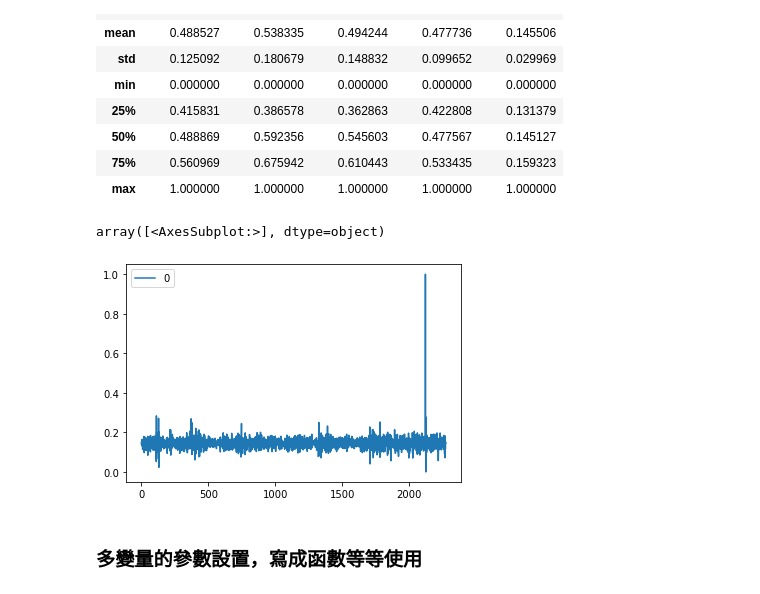
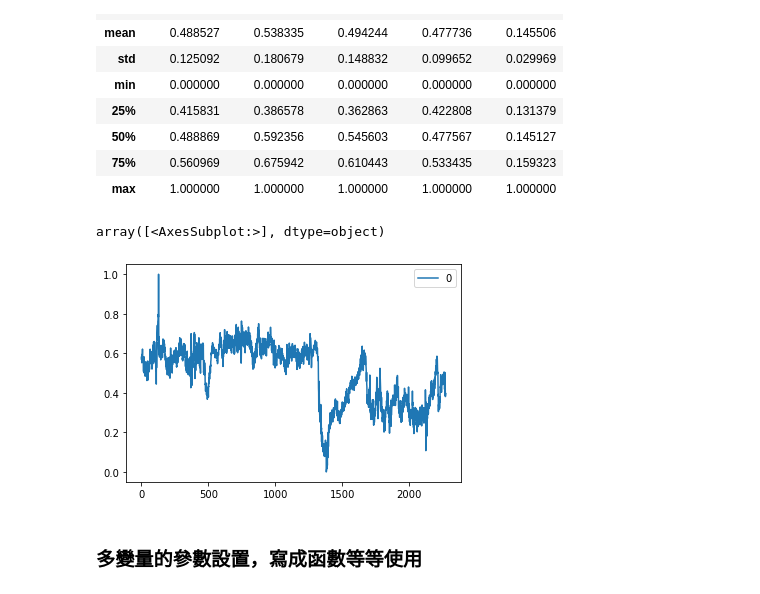
Before and after one commit to theandyhuang/pipe_3_RNN_LSTM_prediction, a Jupyter notebook: pipe_3_RNN_LSTM_prediction.ipynb, the cells around one changed output. Drawn from its saved outputs; the diff is of its cells as text; code cells hidden in the pictures.

```diff
--- a/pipe_3_RNN_LSTM_prediction.ipynb
+++ b/pipe_3_RNN_LSTM_prediction.ipynb
@@ -13,7 +13,7 @@ import os
 # %%
 import numpy as np
 import pandas as pd
-pipe3 = pd.read_csv("林園管歷史資料擷取.csv",encoding="ANSI")
+pipe3 = pd.read_csv("林園管歷史資料擷取.csv",encoding="utf-8")
 pipe3 = pipe3.drop(0)
 # pipe3 = pipe3.drop("Unnamed: 113", axis = 1)
 print(pipe3.shape)
@@ -478,10 +478,10 @@ pd.DataFrame(dataset).describe(include='all')
 | max | 1.000000 | 1.000000 | 1.000000 | 1.000000 | 1.000000 |
 # %%
 # 把上述第3欄畫出來看看
-pd.DataFrame(dataset[:,-1]).plot(subplots=True)
+pd.DataFrame(dataset[:,2]).plot(subplots=True)
 # %% [output]
 array([<AxesSubplot:>], dtype=object)
-[figure, old version]
+[figure, new version]
 # %% [markdown]
 ### 多變量的參數設置，寫成函數等等使用
 # %%
```
Also changed, not shown: parts of 17 cells of this notebook.
